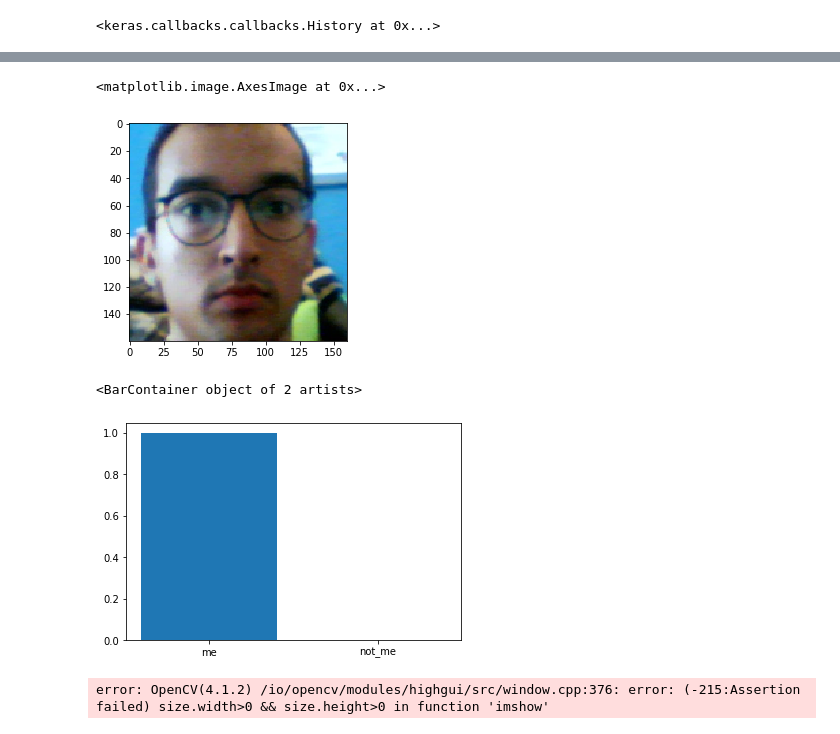
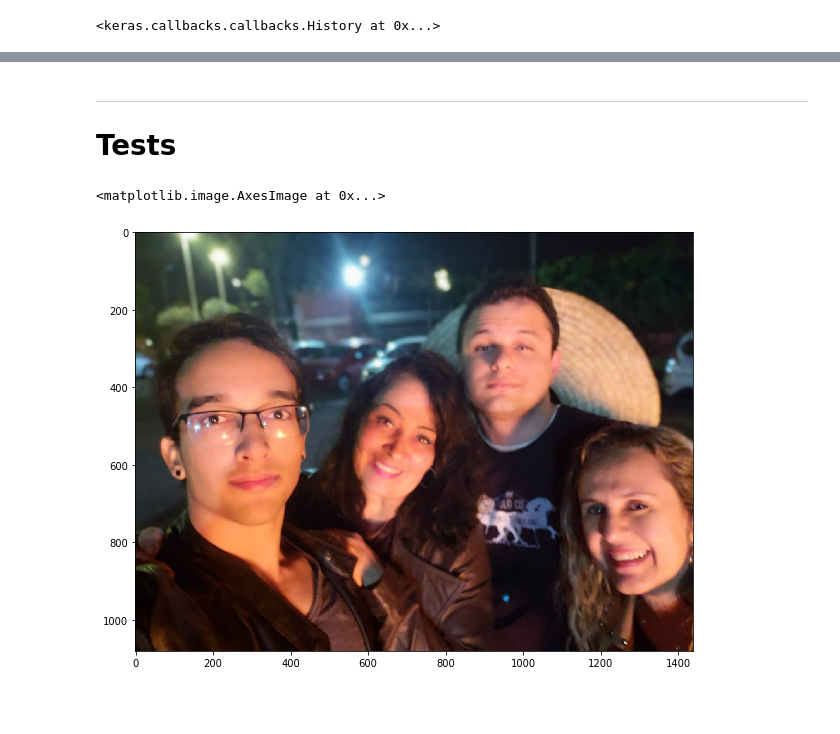
Before and after one commit to igorbispo99/Face-Recognition, a Jupyter notebook: DL/TrainModel.ipynb, the cells around one changed output, grey strips where cells are left out. Drawn from its saved outputs; the diff is of its cells as text; code cells hidden in the pictures; blank space fills up the shorter version.

```diff
--- a/DL/TrainModel.ipynb
+++ b/DL/TrainModel.ipynb
@@ -149,30 +152,4 @@ model.save("me_detector.h5")
-# %%
-img = 1/255 * cv.cvtColor(cv.resize(cv.imread("./test.jpg"), (160, 160)), cv.COLOR_BGR2RGB)
-plt.imshow(img)
-# %% [output]
-<matplotlib.image.AxesImage at 0x...>
-[figure, removed]
-# %%
-soft = model.predict(np.expand_dims(img, 0))[0]
-
-plt.bar(train_gen.class_indices.keys(), soft)
-# %% [output]
-<BarContainer object of 2 artists>
-[figure, removed]
-# %%
-import cv2
-
-captura = cv2.VideoCapture(1)
-
-while(1):
-    ret, frame = captura.read()
-    cv2.imshow("Video", frame)
-
-    k = cv2.waitKey(30) & 0xff
-    if k == 27:
-        break
-
-captura.release()
-cv2.destroyAllWindows()
-# %% [output]
-error: OpenCV(4.1.2) /io/opencv/modules/highgui/src/window.cpp:376: error: (-215:Assertion failed) size.width>0 && size.height>0 in function 'imshow'
+# %% [markdown]
+---
+
+# Tests
@@ -178,0 +158,7 @@ error: OpenCV(4.1.2) /io/opencv/modules/highgui/src/window.cpp:376: error: (-215
+# %%
+img = cv.imread("./test.jpg")
+plt.rcParams['figure.figsize'] = 10, 10
+plt.imshow(cv.cvtColor(img, cv.COLOR_BGR2RGB))
+# %% [output]
+<matplotlib.image.AxesImage at 0x...>
+[figure, added]
```
Also changed, not shown: parts of 5 cells of this notebook, 2 other files.
